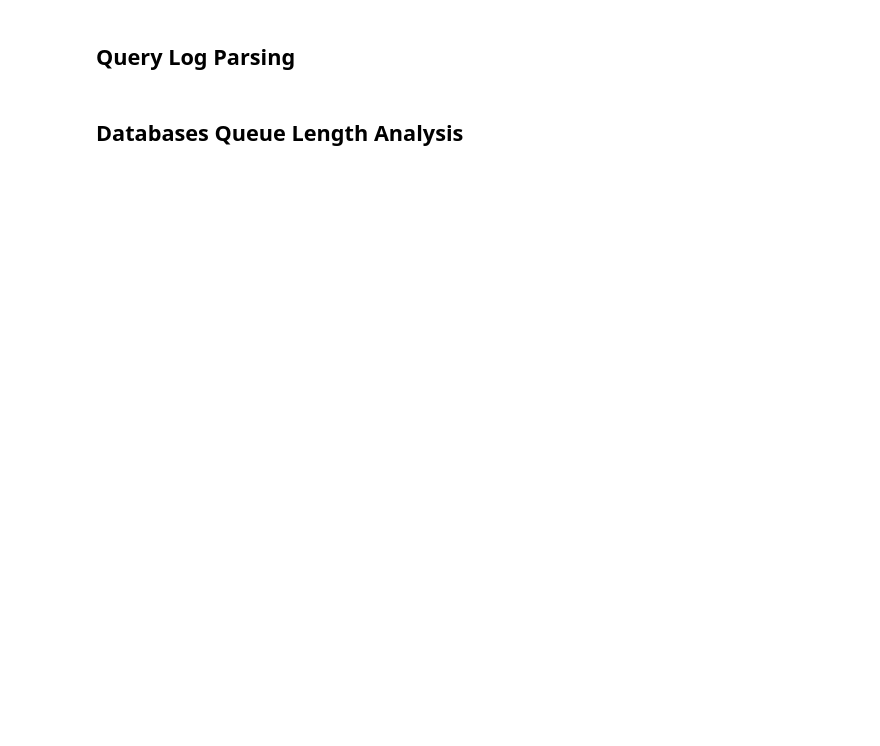
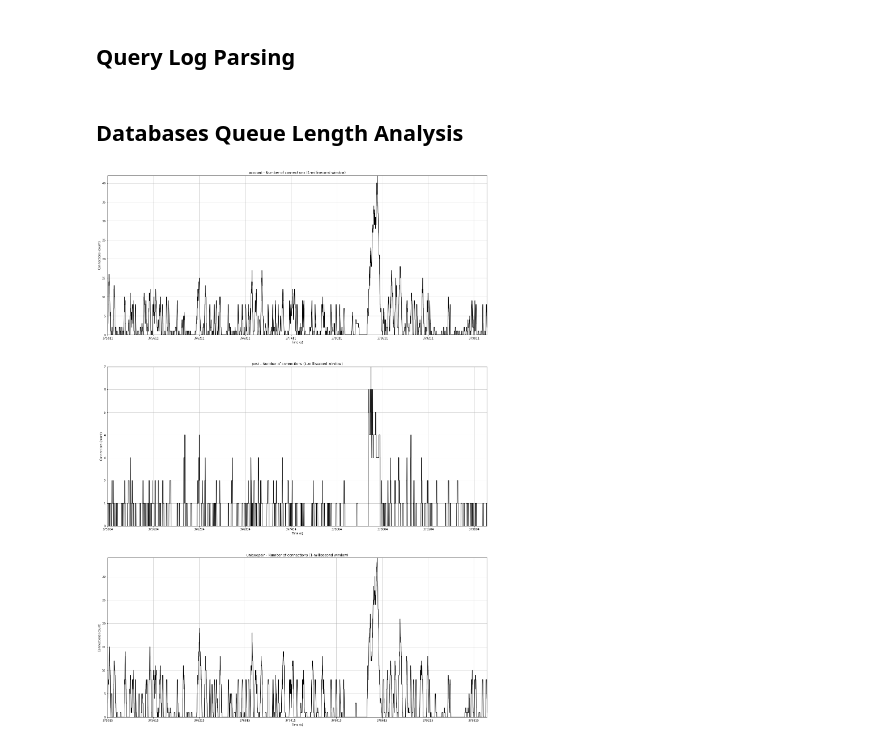
Before and after one commit to unkemptArc99/BuzzBlogBenchmark-1, a Jupyter notebook: analysis/notebooks/QueueLenAnalysis.ipynb, the cells around one changed output. Drawn from its saved outputs; the diff is of its cells as text; code cells hidden in the pictures; blank space fills up the shorter version.

```diff
--- a/analysis/notebooks/QueueLenAnalysis.ipynb
+++ b/analysis/notebooks/QueueLenAnalysis.ipynb
@@ -25,7 +25,7 @@ logs/
 # %%
 ########## GENERAL
 # Name of the directory in `../data`
-EXPERIMENT_DIRNAME = "BuzzBlogBenchmark_2021-11-11-16-06-13"
+EXPERIMENT_DIRNAME = "BuzzBlogBenchmark_2021-11-23-16-32-52"
 
 ########## CONNECTION
 # Window size
@@ -148,30 +152,32 @@ dbnames = sorted(query["dbname"].unique())
 # %%
 ########## LOCAL CONFIG
 # Minimum time (in seconds)
-MIN_TIME = None
+MIN_TIME = 375
 # Maximum time (in seconds)
-MAX_TIME = None
+MAX_TIME = 380
 
 # Plot
 fig = plt.figure(figsize=(24, len(servers) * 12))
 for (i, dbname) in enumerate(dbnames):
     df = query[(query["dbname"] == dbname)]
     if MIN_TIME:
         df = df[(df["timestamp"] >= MIN_TIME)]
     if MAX_TIME:
         df = df[(df["timestamp"] <= MAX_TIME)]
     df = df.groupby(["window"])["window"].count()
     df = df.reindex(range(int(df.index.min()), int(df.index.max()) + 1), fill_value=0)
     ax = fig.add_subplot(len(servers), 1, i + 1)
     ax.grid(alpha=0.75)
     ax.set_xlim((df.index.min(), df.index.max()))
     ax.set_ylim((0, df.values.max()))
     ax.axhline(y=PG_MAX_CONNECTIONS, ls="--", color="blue", linewidth=5)
     ax.axhline(y=PG_MAX_CONNECTIONS + PG_SOMAXCONN, ls="--", color="red", linewidth=5)
     df.plot(ax=ax, kind="line",
         title="%s - Number of connections (%s-millisecond window)" % (dbname, WINDOW_IN_MS),
         xlabel="Time (s)", ylabel="Connections (count)", color="black", grid=True,
-        xticks=range(int(df.index.min()), int(df.index.max()) + 1, 60 * (1000 // WINDOW_IN_MS)))
+        xticks=range(int(df.index.min()), int(df.index.max()) + 1, 60 * (10 // WINDOW_IN_MS)))
+# %% [output]
+[figure, added]
 # %%
 ########## LOCAL CONFIG
 # Minimum time (in seconds)
```
Also changed, not shown: parts of 3 cells of this notebook, 7 other files.
